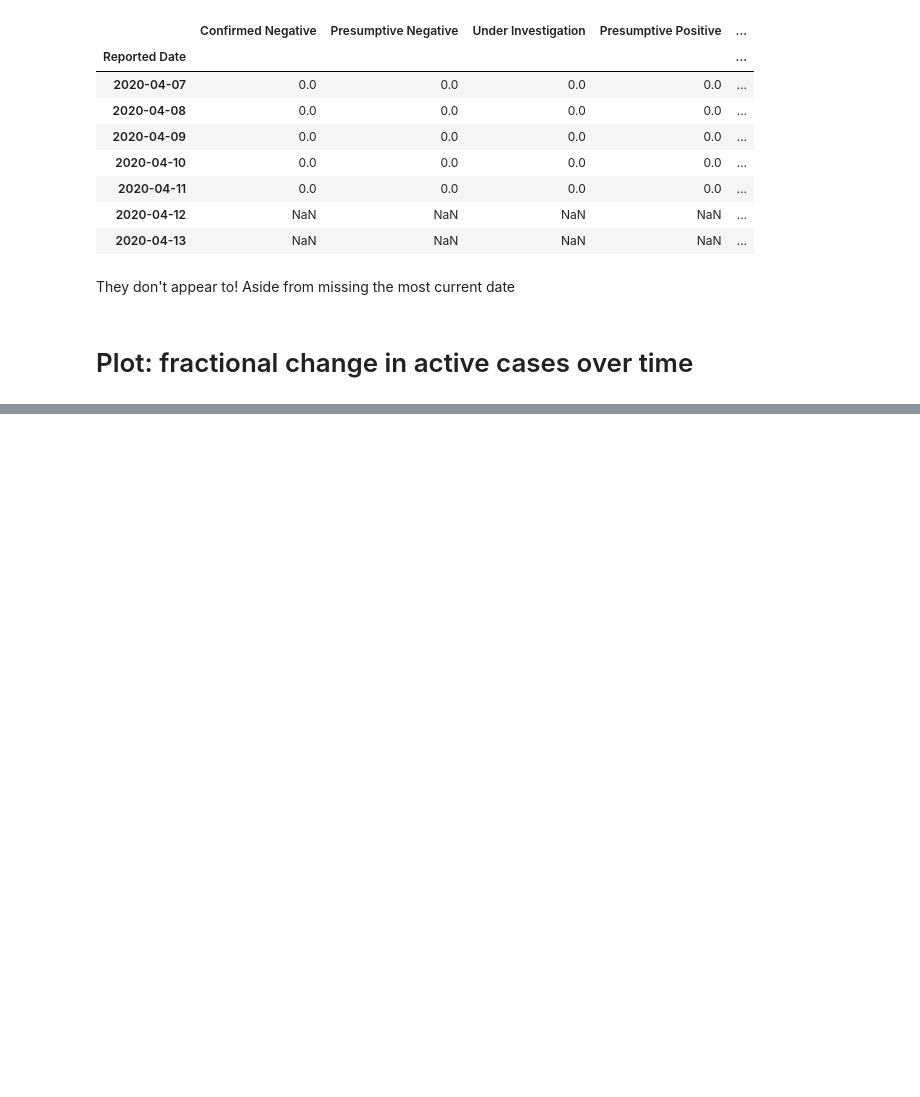
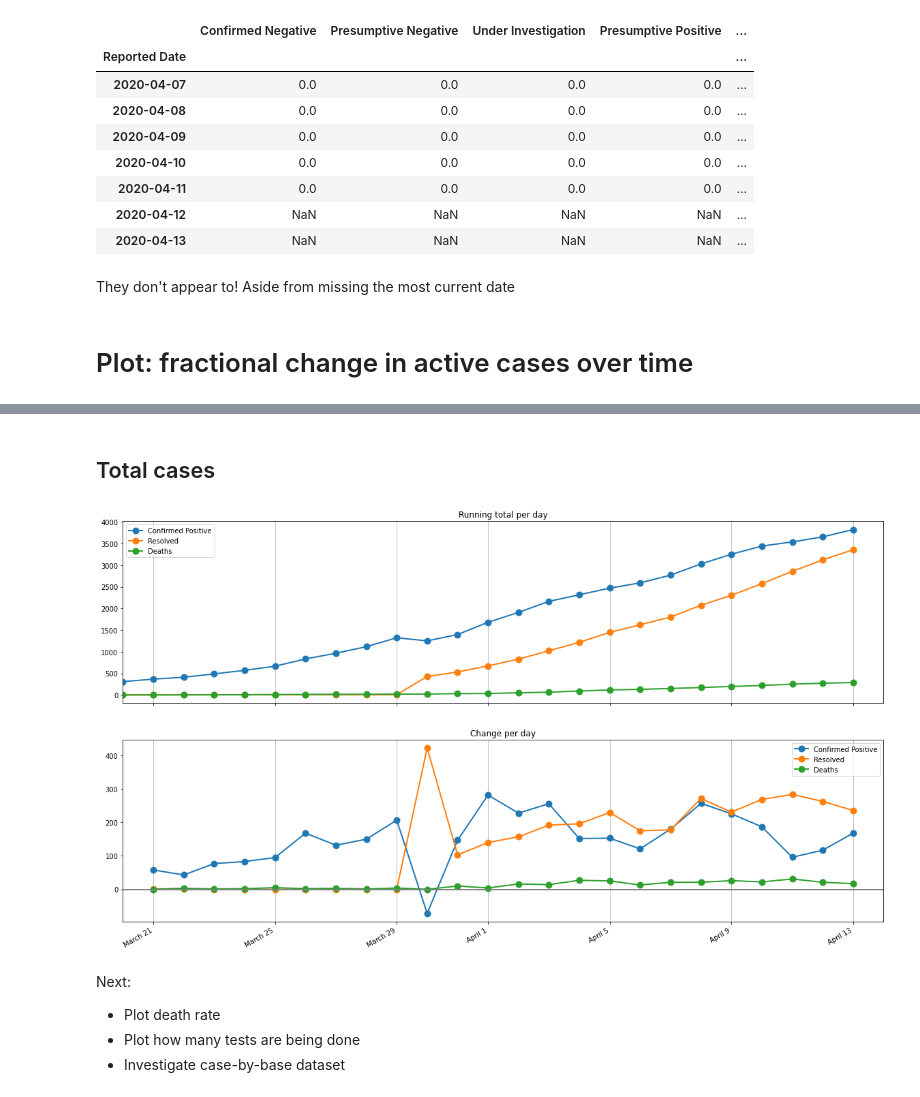
Before and after one commit to rlwelch/covid-ontario, a Jupyter notebook: covid_ontario/covid_ontario_investigation.ipynb, the cells around one changed output, grey strips where cells are left out. Saved outputs shown, nothing was run; the diff lists cells and outputs as text; code cells hidden in the pictures; blank space fills up the shorter version.

```diff
--- a/covid_ontario/covid_ontario_investigation.ipynb
+++ b/covid_ontario/covid_ontario_investigation.ipynb
@@ -262,0 +303,14 @@ d_morbid[morbid_change.index > pd.to_datetime("2020-04-02")].tail(20).plot()
+# %% [markdown]
+## Total cases
+# %%
+case_cols = ["Confirmed Positive", "Resolved", "Deaths"]
+cases = tests[case_cols]
+fig = plot_timeline(cases, "2020-03-20")
+plt.show()
+# %% [output]
+[figure, added]
+# %% [markdown]
+Next:
+  * Plot death rate
+  * Plot how many tests are being done
+  * Investigate case-by-base dataset
```
Also changed, not shown: parts of 15 cells of this notebook.
